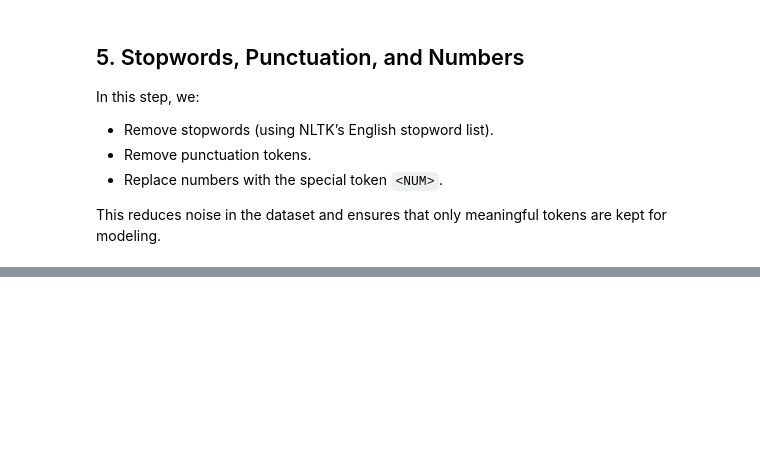
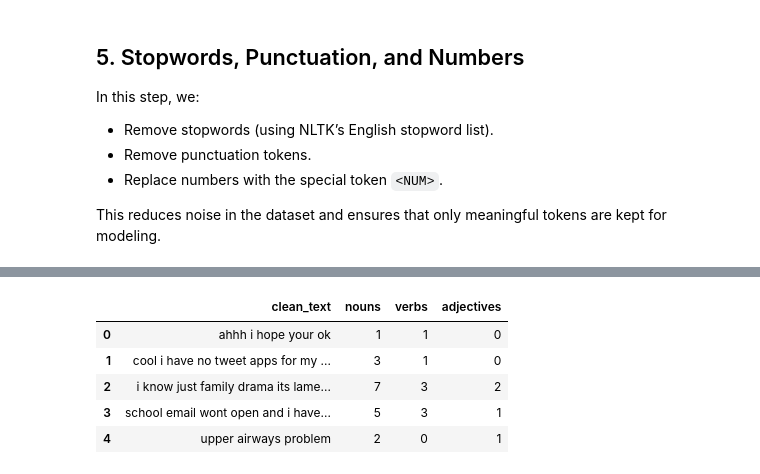
Before and after one commit to MohamedShoaib3/Algorithms_python, a Jupyter notebook: NLP_task.ipynb, the cells around one changed output, grey strips where cells are left out. Cells and saved outputs as stored; diff of their text form; code cells hidden in the pictures; blank space fills up the shorter version.

```diff
--- a/NLP_task.ipynb
+++ b/NLP_task.ipynb
@@ -454,0 +550,19 @@ df[["tokens", "tokens_cleaned"]].head()
+# %%
+def lemmatize_text(text):
+    doc = nlp(text)
+    return " ".join([token.lemma_ for token in doc])
+
+df["text_lemmatized"] = df["text"].apply(lemmatize_text)
+
+X_train, X_test, y_train, y_test = train_test_split(
+    df["text_lemmatized"], df["target"], test_size=0.2, random_state=42
+)
+
+X_train_vec = vectorizer.fit_transform(X_train)
+X_test_vec = vectorizer.transform(X_test)
+
+model_lemma = LogisticRegression(max_iter=1000)
+model_lemma.fit(X_train_vec, y_train)
+
+y_pred_lemma = model_lemma.predict(X_test_vec)
+print("Lemmatization Accuracy:", accuracy_score(y_test, y_pred_lemma))
@@ -454,0 +598,20 @@ df[["tokens", "tokens_cleaned"]].head()
+# %%
+def pos_features(text):
+    doc = nlp(text)
+    nouns = sum(1 for token in doc if token.pos_ == "NOUN")
+    verbs = sum(1 for token in doc if token.pos_ == "VERB")
+    adjs = sum(1 for token in doc if token.pos_ == "ADJ")
+    return nouns, verbs, adjs
+
+df[["nouns", "verbs", "adjectives"]] = df["clean_text"].apply(
+    lambda x: pd.Series(pos_features(x))
+)
+
+df[["clean_text", "nouns", "verbs", "adjectives"]].head()
+# %% [output]
+|  | clean_text | nouns | verbs | adjectives |
+| 0 | ahhh i hope your ok | 1 | 1 | 0 |
+| 1 | cool i have no tweet apps for my ... | 3 | 1 | 0 |
+| 2 | i know just family drama its lame... | 7 | 3 | 2 |
+| 3 | school email wont open and i have... | 5 | 3 | 1 |
+| 4 | upper airways problem | 2 | 0 | 1 |
```
Also changed, not shown: parts of 16 cells of this notebook.
